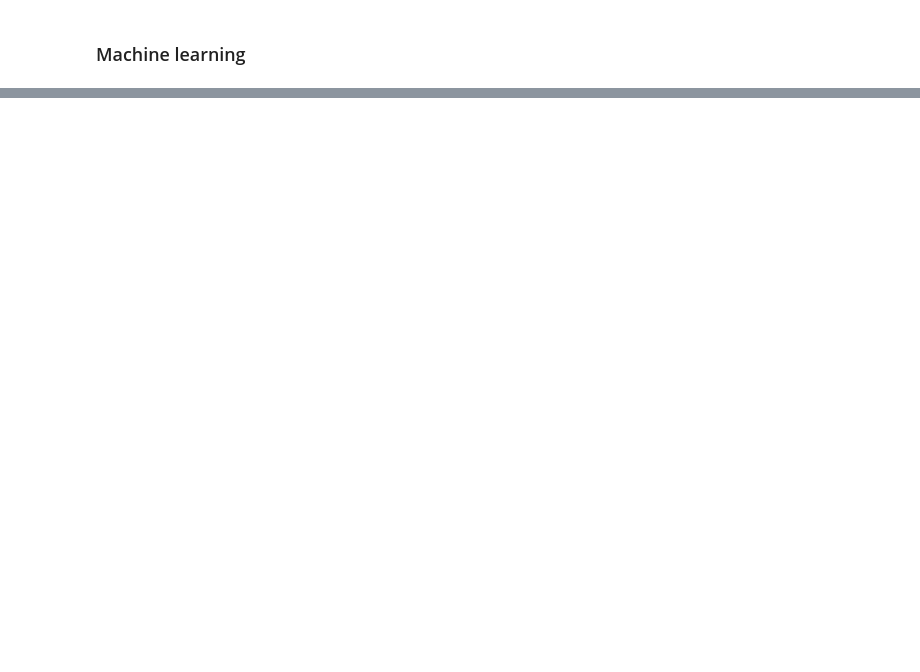
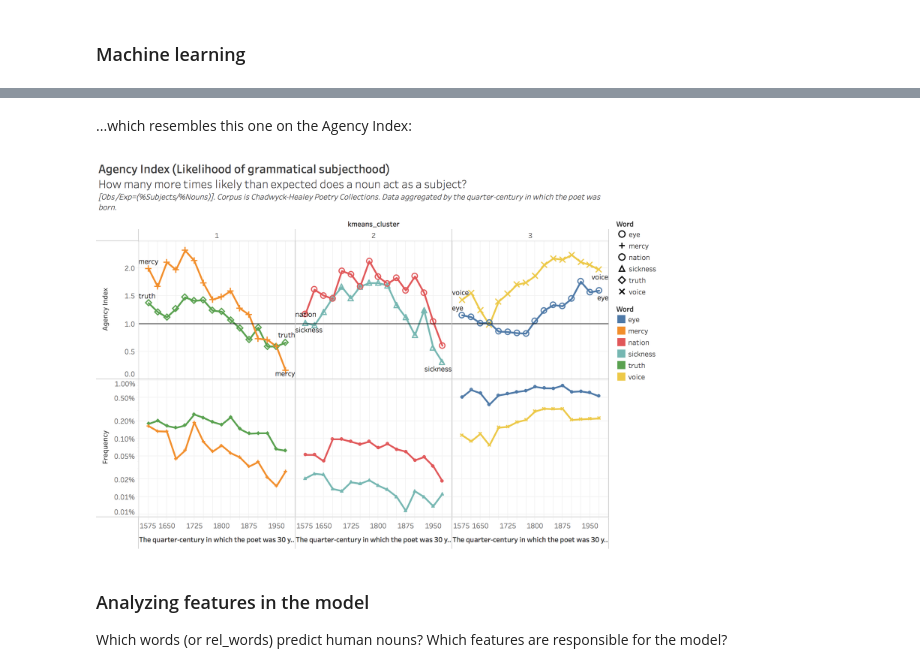
Before and after one commit to quadrismegistus/personhood, a Jupyter notebook: GrammarOfPersonhood.ipynb, the cells around one changed output, grey strips where cells are left out. Saved outputs shown, nothing was run; the diff lists cells and outputs as text; code cells hidden in the pictures; blank space fills up the shorter version.

```diff
--- a/GrammarOfPersonhood.ipynb
+++ b/GrammarOfPersonhood.ipynb
@@ -560,0 +686,10 @@ show("images/Probability of being a human V2.png")
+# %% [markdown]
+...which resembles this one on the Agency Index:
+# %%
+show('images/Word Highlighter 3.png')
+# %% [output]
+[figure, added]
+# %% [markdown]
+### Analyzing features in the model
+
+Which words (or rel_words) predict human nouns? Which features are responsible for the model?
```
Also changed, not shown: parts of 56 cells of this notebook, 8 other files.
